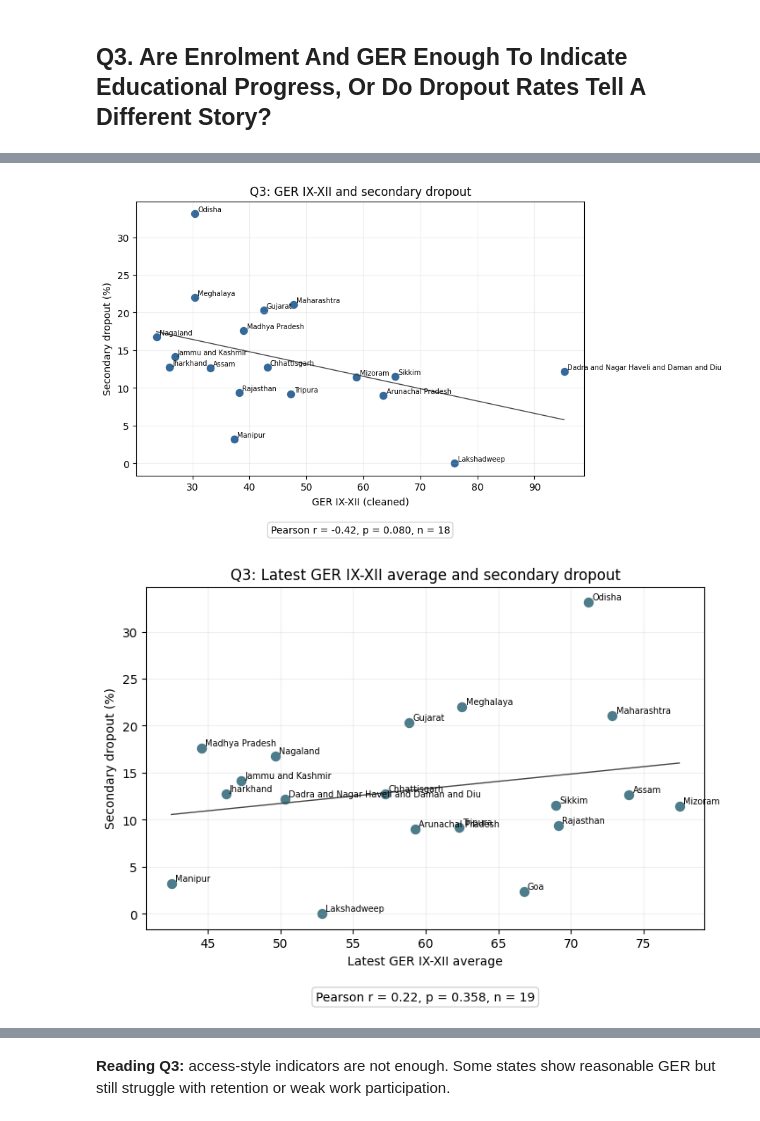
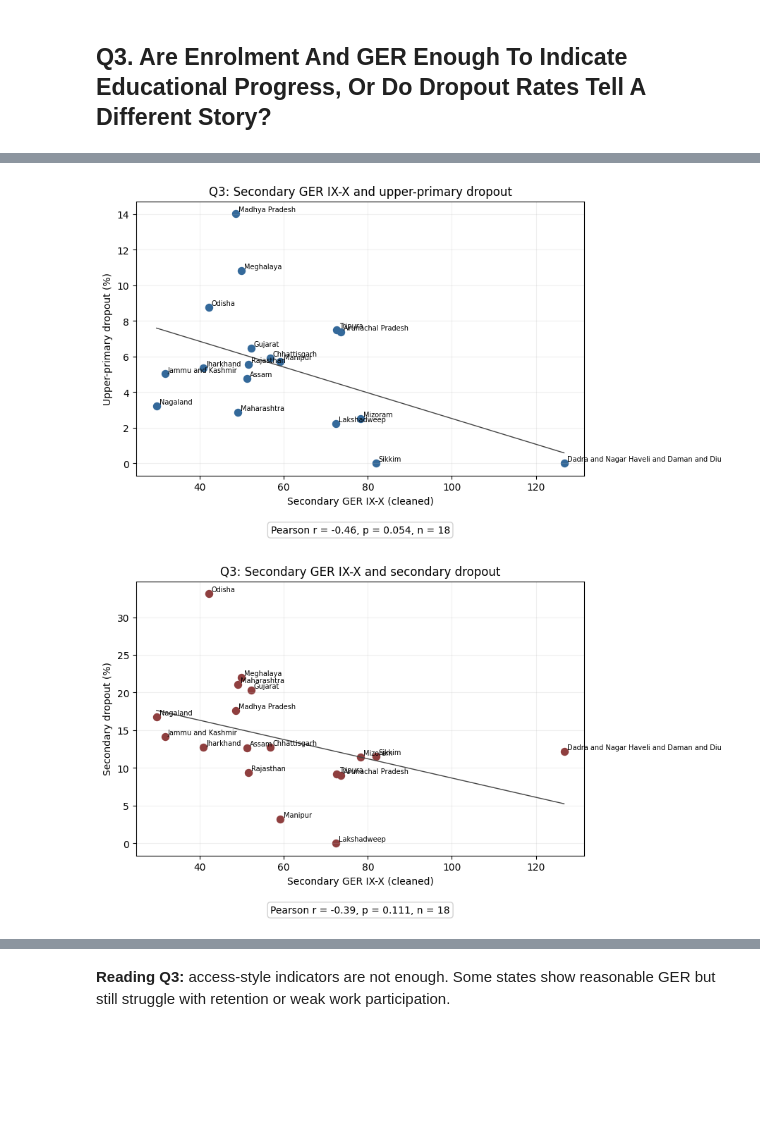
Before and after one commit to yuvraj-verma01/DSM-Final, a Jupyter notebook: notebooks/eda_policy_analysis.ipynb, the cells around one changed output, grey strips where cells are left out. Cells and saved outputs as stored; diff of their text form; code cells hidden in the pictures; blank space fills up the shorter version.

Commit message:
Add policy EDA graph exports

```diff
--- a/notebooks/eda_policy_analysis.ipynb
+++ b/notebooks/eda_policy_analysis.ipynb
@@ -79,30 +79,41 @@ all_states = pd.read_csv(OUTPUTS / "analysis" / "state_analysis_dataset_all_stat
 inventory = pd.read_csv(OUTPUTS / "analysis" / "data_inventory.csv")
 
 # Keep notebook logic conservative. Clean only what is needed for readable plots.
-for col in ["ger_classes_i_viii", "ger_classes_ix_xii"]:
+for col in ["ger_classes_i_viii", "ger_classes_ix_x", "ger_classes_xi_xii"]:
     clean_col = f"{col}_clean"
     high_st[clean_col] = high_st[col].where(high_st[col].between(0, 500))
     all_states[clean_col] = all_states[col].where(all_states[col].between(0, 500))
 
-for col in ["ger_classes_ix_xii_boys", "ger_classes_ix_xii_girls", "ger_classes_i_viii_girls"]:
+for col in [
+    "ger_classes_ix_x_boys",
+    "ger_classes_ix_x_girls",
+    "ger_classes_xi_xii_boys",
+    "ger_classes_xi_xii_girls",
+    "ger_classes_i_viii_girls",
+]:
     if col in high_st.columns:
         clean_col = f"{col}_clean"
         high_st[clean_col] = high_st[col].where(high_st[col].between(0, 500))
         all_states[clean_col] = all_states[col].where(all_states[col].between(0, 500))
 
-for col in ["ger_classes_ix_xii_gpi", "ger_classes_i_viii_gpi"]:
+for col in ["ger_classes_ix_x_gpi", "ger_classes_xi_xii_gpi", "ger_classes_i_viii_gpi"]:
     if col in high_st.columns:
         clean_col = f"{col}_clean"
         high_st[clean_col] = high_st[col].where(high_st[col].between(0, 3))
         all_states[clean_col] = all_states[col].where(all_states[col].between(0, 3))
 
-for col in ["ger_latest_ix_xii_avg", "ger_latest_ix_xii_avg_girls", "ger_latest_secondary_total", "ger_latest_higher_secondary_total"]:
+for col in [
+    "ger_latest_secondary_total",
+    "ger_latest_secondary_girls",
+    "ger_latest_higher_secondary_total",
+    "ger_latest_higher_secondary_girls",
+]:
     if col in high_st.columns:
         clean_col = f"{col}_clean"
         high_st[clean_col] = high_st[col].where(high_st[col].between(0, 500))
         all_states[clean_col] = all_states[col].where(all_states[col].between(0, 500))
 
-for col in ["ger_latest_ix_xii_avg_gpi", "gpi_ix_xii_avg", "gpi_secondary", "gpi_higher_secondary"]:
+for col in ["gpi_secondary", "gpi_higher_secondary"]:
     if col in high_st.columns:
         clean_col = f"{col}_clean"
         high_st[clean_col] = high_st[col].where(high_st[col].between(0, 3))
@@ -121,6 +132,13 @@ high_st["villages_gt50_per_100k_st_pop"] = (
 all_states["villages_gt50_per_100k_st_pop"] = (
     all_states["tribal_villages_gt_50_count"] / all_states["st_population"] * 100000
 )
+for label, col in [
+    ("gt75", "tribal_villages_gt_75_count"),
+    ("gt90", "tribal_villages_gt_90_count"),
+    ("all_st", "tribal_villages_100_pct_count"),
+]:
+    high_st[f"villages_{label}_per_100k_st_pop"] = high_st[col] / high_st["st_population"] * 100000
+    all_states[f"villages_{label}_per_100k_st_pop"] = all_states[col] / all_states["st_population"] * 100000
 
 print(f"High-ST states: {high_st.shape[0]} rows")
 print(f"All-state master table: {all_states.shape[0]} rows")
@@ -524,10 +565,10 @@ q2
 # %%
-show_scatter(high_st, "ger_classes_ix_xii_clean", "dropout_secondary_pct", "Q3: GER IX-XII and secondary dropout", "GER IX-XII (cleaned)", "Secondary dropout (%)")
-show_scatter(high_st, "ger_latest_ix_xii_avg_clean", "dropout_secondary_pct", "Q3: Latest GER IX-XII average and secondary dropout", "Latest GER IX-XII average", "Secondary dropout (%)", color="#4d7c8a")
-show_scatter(high_st, "ger_classes_ix_xii_gpi_clean", "dropout_secondary_pct", "Q3: GER gender parity and secondary dropout", "GER IX-XII GPI (girls/boys)", "Secondary dropout (%)", color="#5f5b8f")
-show_scatter(high_st, "gpi_ix_xii_avg_clean", "dropout_secondary_pct", "Q3: Official GPI IX-XII and secondary dropout", "Official GPI IX-XII average", "Secondary dropout (%)", color="#5f5b8f")
-show_scatter(high_st, "ger_classes_ix_xii_clean", "employment_wpr_person_per_1000", "Q3: GER IX-XII and work participation", "GER IX-XII (cleaned)", "WPR (NDAP ratio-style value)", color="#7f4f24")
-show_scatter(high_st, "primary_total", "dropout_secondary_pct", "Q3: Primary enrolment and secondary dropout", "Primary ST enrolment total", "Secondary dropout (%)", color="#8f3f3f")
+show_scatter(high_st, "ger_classes_ix_x_clean", "dropout_upper_primary_pct", "Q3: Secondary GER IX-X and upper-primary dropout", "Secondary GER IX-X (cleaned)", "Upper-primary dropout (%)")
+show_scatter(high_st, "ger_classes_ix_x_clean", "dropout_secondary_pct", "Q3: Secondary GER IX-X and secondary dropout", "Secondary GER IX-X (cleaned)", "Secondary dropout (%)", color="#8f3f3f")
+show_scatter(high_st, "ger_latest_secondary_total_clean", "dropout_secondary_pct", "Q3: Latest secondary GER IX-X and secondary dropout", "Latest secondary GER IX-X", "Secondary dropout (%)", color="#4d7c8a")
+show_scatter(high_st, "ger_classes_ix_x_gpi_clean", "dropout_upper_primary_pct", "Q3: Secondary GER IX-X GPI and upper-primary dropout", "Secondary GER IX-X GPI (girls/boys)", "Upper-primary dropout (%)", color="#5f5b8f")
+show_scatter(high_st, "gpi_secondary_clean", "dropout_secondary_pct", "Q3: Official secondary GPI and secondary dropout", "Official secondary GPI", "Secondary dropout (%)", color="#5f5b8f")
+show_scatter(high_st, "ger_classes_ix_x_clean", "employment_wpr_person_per_1000", "Q3: Secondary GER IX-X and work participation", "Secondary GER IX-X (cleaned)", "WPR (NDAP ratio-style value)", color="#7f4f24")
 # %% [output]
-[figure, old version]
+[figure, new version]
-[figure, old version]
+[figure, new version]
```
Also changed, not shown: parts of 40 cells of this notebook, 43 other files.
